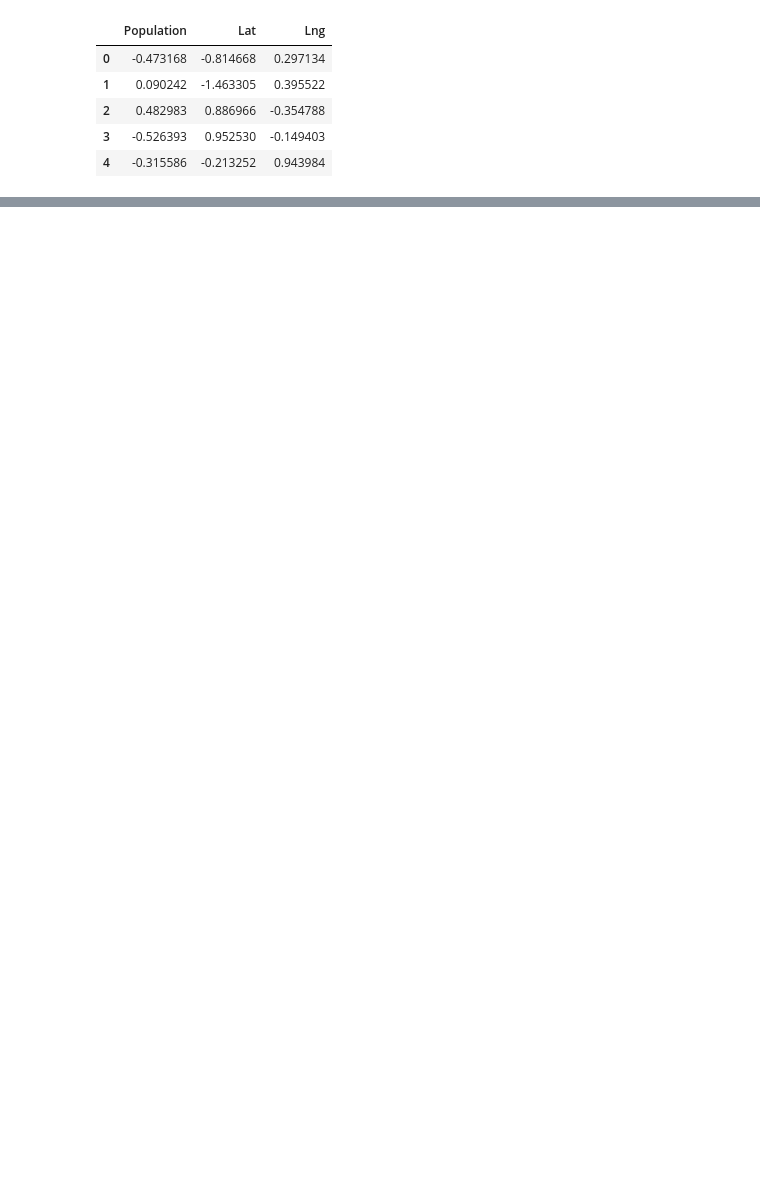
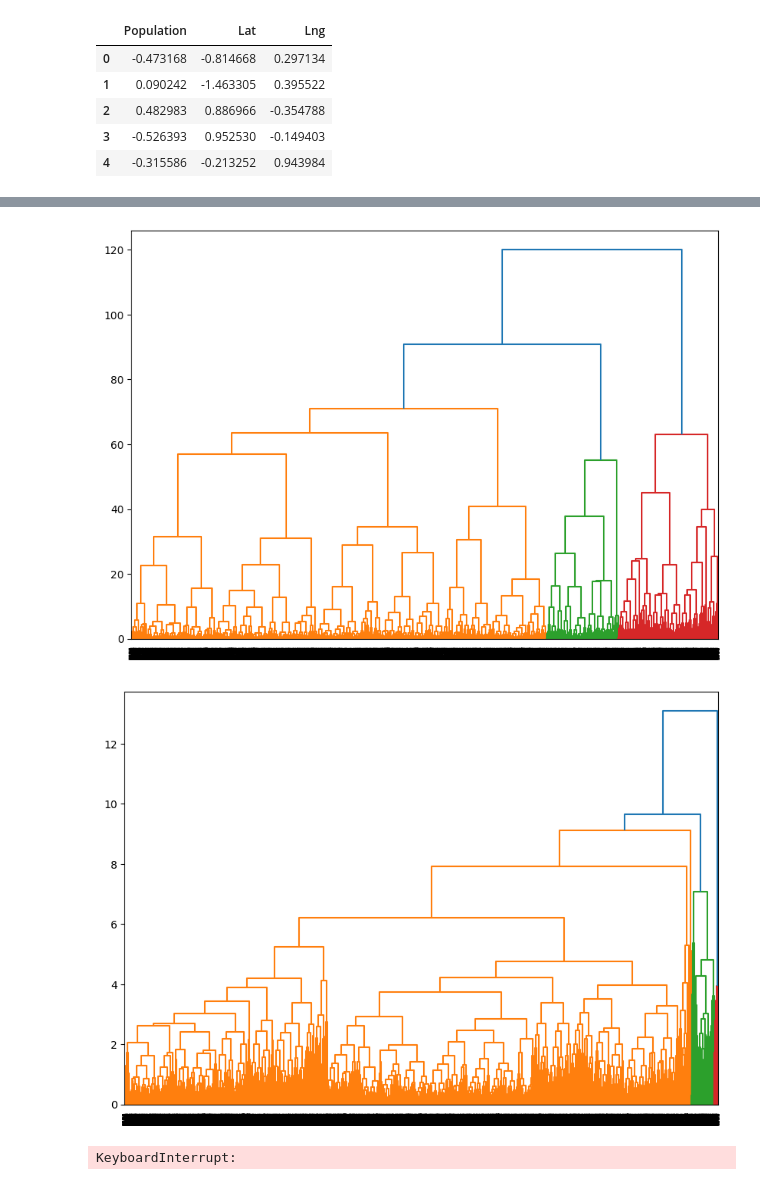
Before and after one commit to david-00001/d212-1, a Jupyter notebook: D212 Task 1.ipynb, the cells around one changed output, grey strips where cells are left out. Cells and saved outputs as stored; diff of their text form; code cells hidden in the pictures; blank space fills up the shorter version.

```diff
--- a/D212 Task 1.ipynb
+++ b/D212 Task 1.ipynb
@@ -76,0 +86,13 @@ print(features)
+# %%
+linkage_methods = ['ward', 'complete', 'average', 'single']
+
+for method in linkage_methods:
+
+    linked = linkage(X, method=method)
+    plt.figure(figsize=(10,7))
+    dendrogram(linked, orientation='top', distance_sort='descending', show_leaf_counts=True)
+    plt.show()
+# %% [output]
+[figure, added]
+[figure, added]
+KeyboardInterrupt:
```
Also changed, not shown: parts of 17 cells of this notebook, 3 other files.
